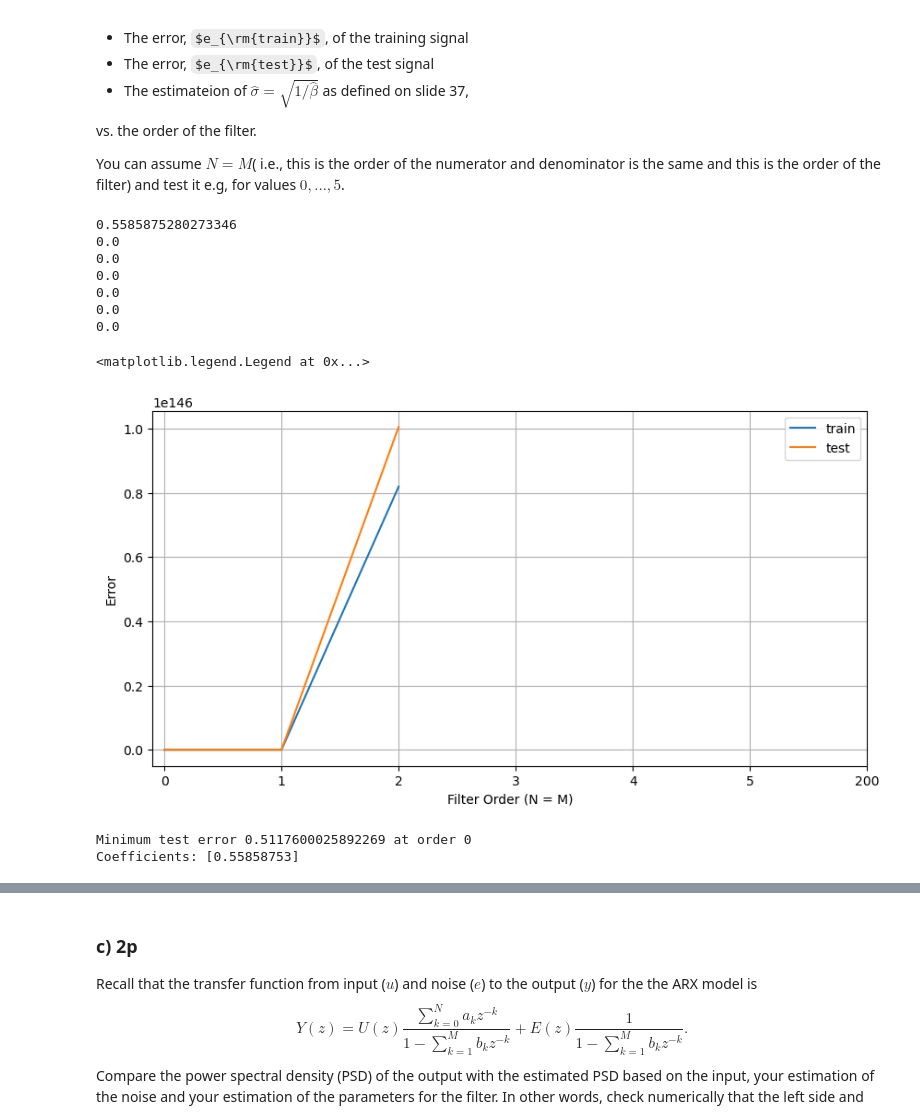
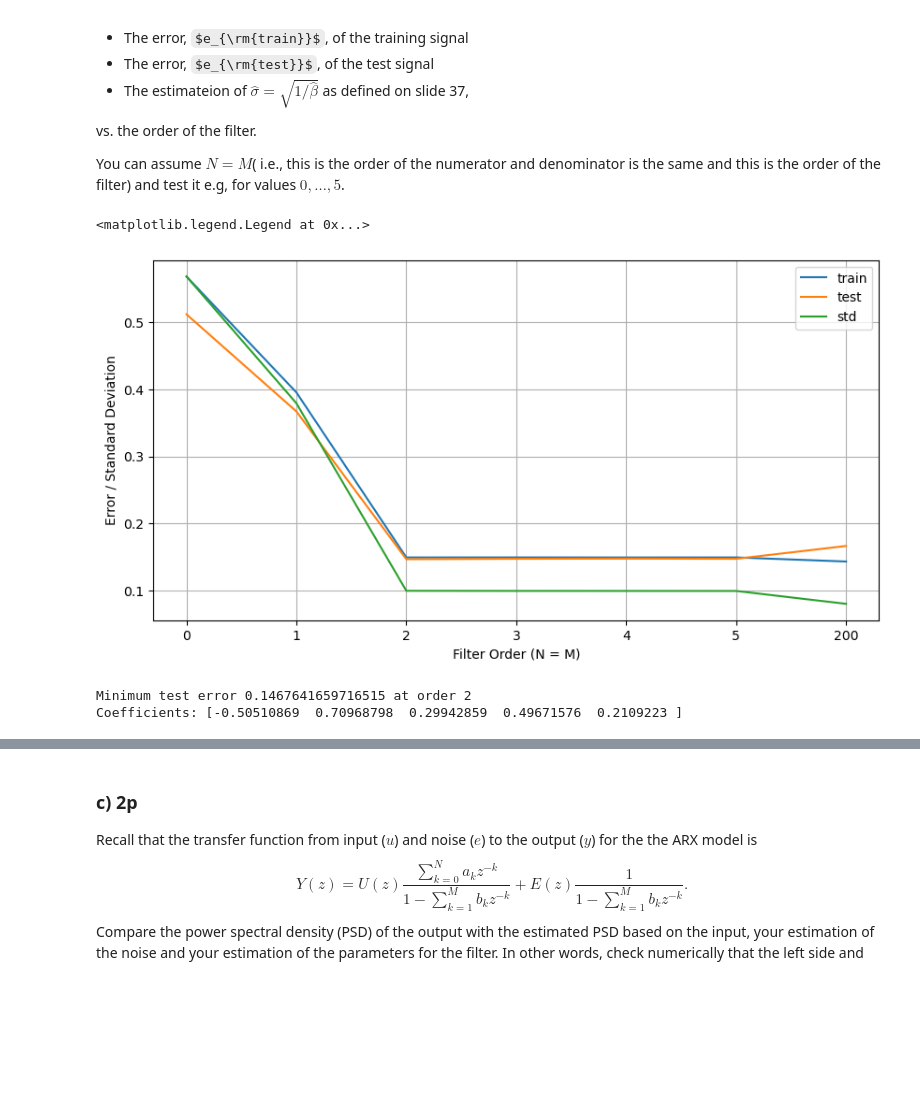
Before and after one commit to LukasFoltyn/czsa-second-homework, a Jupyter notebook: CZSa_2024_HW2.ipynb, the cells around one changed output, grey strips where cells are left out. Cells and saved outputs as stored; diff of their text form; code cells hidden in the pictures; some formulas as TeX source; blank space fills up the shorter version.

```diff
--- a/CZSa_2024_HW2.ipynb
+++ b/CZSa_2024_HW2.ipynb
@@ -43,22 +43,7 @@ out_train = np.load('y_train.npy')
 in_test = np.load('u_test.npy')
 out_test = np.load('y_test.npy')
 
-def make_mat_2(N, M, u_train, y_train):
-    L_i = len(u_train)
-    L_o = len(y_train)
-    X = np.zeros((L_o, N+1))
-    for i in range(L_i):
-        for j in range(N+1):
-            if (i-j)>-1:
-                X[i,j]=u_train[i-j]
-    Y = np.zeros((L_o, M))
-    for i in range(L_o):
-        for j in range(M):
-            if (i-1-j)>=0:
-                Y[i,j]=-y_train[i-1-j]
-    return np.hstack((Y,X))
-
-def train_mat(order, x, y):
+def design_mat(order, x, y):
     n_rows = len(x)
     n_cols = 2 * order + 1
 
@@ -79,62 +64,50 @@ test_errors = []
 stds = []
 coeffs = []
 
-
 orders = [*range(6), 200]
 
 for order in orders:
-    X_train = make_mat_2(order, order, in_train, out_train)
+    X_train = design_mat(order, in_train, out_train)
 
     # calculate filter coefficients using least squares, save it in theta
     theta, residuals, _, _ = np.linalg.lstsq(X_train, out_train, rcond=None)
 
     # using the filter coefficients, try to predict the output of both train and test recording
-    b, a = theta[order:], theta[:order]
-
-    if order == 0:
-        a = [1]
+    b, a = theta[order:], np.insert(theta[:order], 0 , 1)
 
     y_train_predicted = signal.lfilter(b, a , in_train)
     y_test_predicted = signal.lfilter(b, a, in_test)
 
-    print(y_train_predicted.max())
+    e_train = np.sqrt(np.mean((out_train - y_train_predicted) ** 2))
+    e_test = np.sqrt(np.mean((out_test - y_test_predicted) ** 2))
 
     std = np.sqrt(residuals / len(out_train))
-
-    e_train = np.sqrt(np.mean((out_train - y_train_predicted) ** 2))
-    e_test = np.sqrt(np.mean((out_test - y_test_predicted) ** 2))
 
     train_errors.append(e_train)
     test_errors.append(e_test)
     stds.append(std)
     coeffs.append(theta)
 
 # plotting the errors
 plt.figure(figsize=(10, 5))
 plt.plot(train_errors, label='train')
 plt.plot(test_errors, label='test')
+plt.plot(stds, label='std')
 plt.xticks(range(len(orders)), orders)
 plt.xlabel('Filter Order (N = M)')
-plt.ylabel('Error')
+plt.ylabel('Error / Standard Deviation')
 plt.grid(True)
 plt.legend()
 # %% [output]
-0.5585875280273346
-0.0
-0.0
-0.0
-0.0
-0.0
-0.0
+<matplotlib.legend.Legend at 0x...>
-<matplotlib.legend.Legend at 0x...>
-[figure, old version]
+[figure, new version]
 # %%
 min_error_idx = np.argmin(test_errors)
 print(f'Minimum test error {test_errors[min_error_idx]} at order {orders[min_error_idx]}')
 print(f'Coefficients: {coeffs[min_error_idx]}')
 # %% [output]
-Minimum test error 0.5117600025892269 at order 0
-Coefficients: [0.55858753]
+Minimum test error 0.1467641659716515 at order 2
+Coefficients: [-0.50510869  0.70968798  0.29942859  0.49671576  0.2109223 ]
 # %% [markdown]
 ### b) 2p
 Comment on the results.
```
Also changed, not shown: parts of 2 cells of this notebook.
